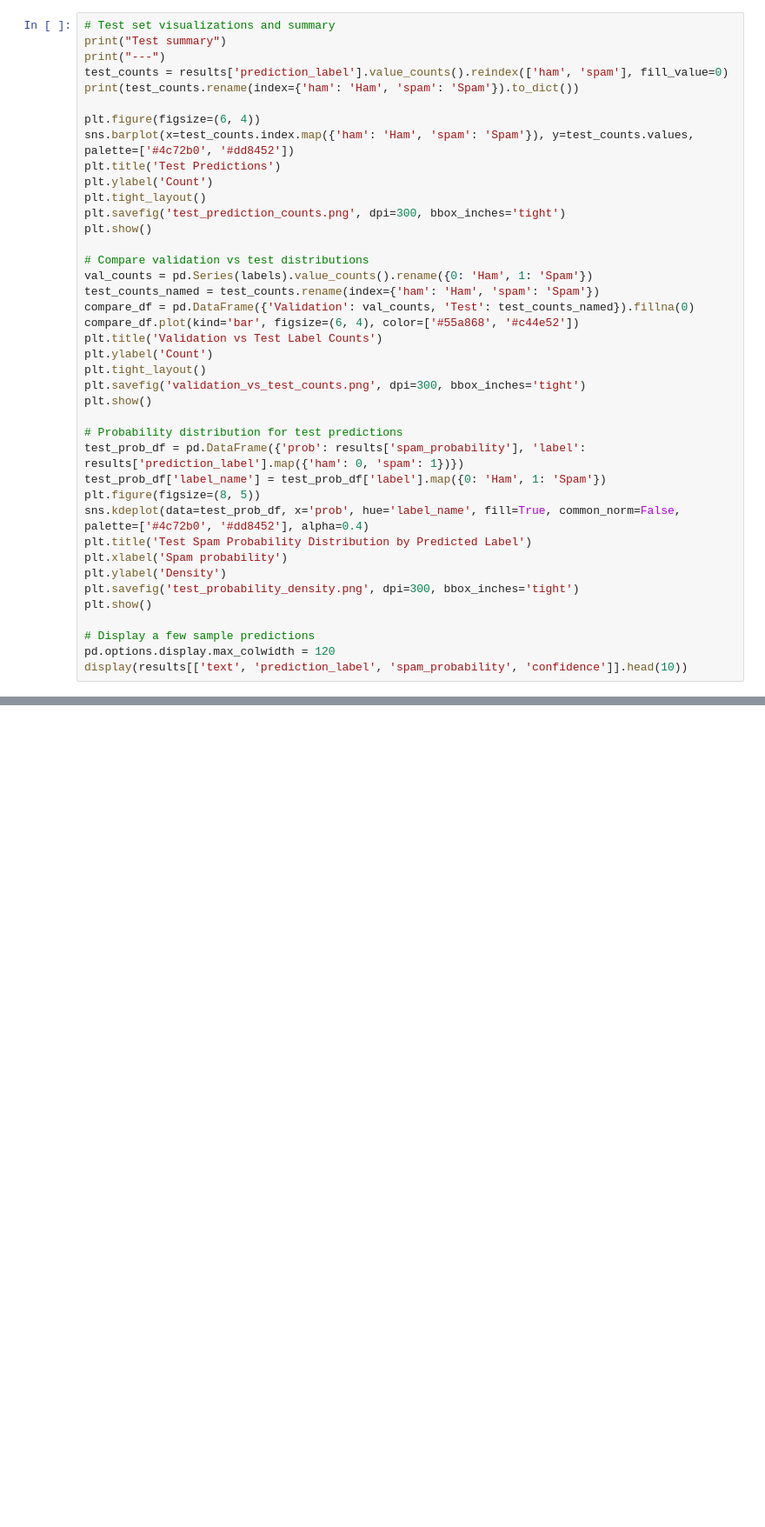
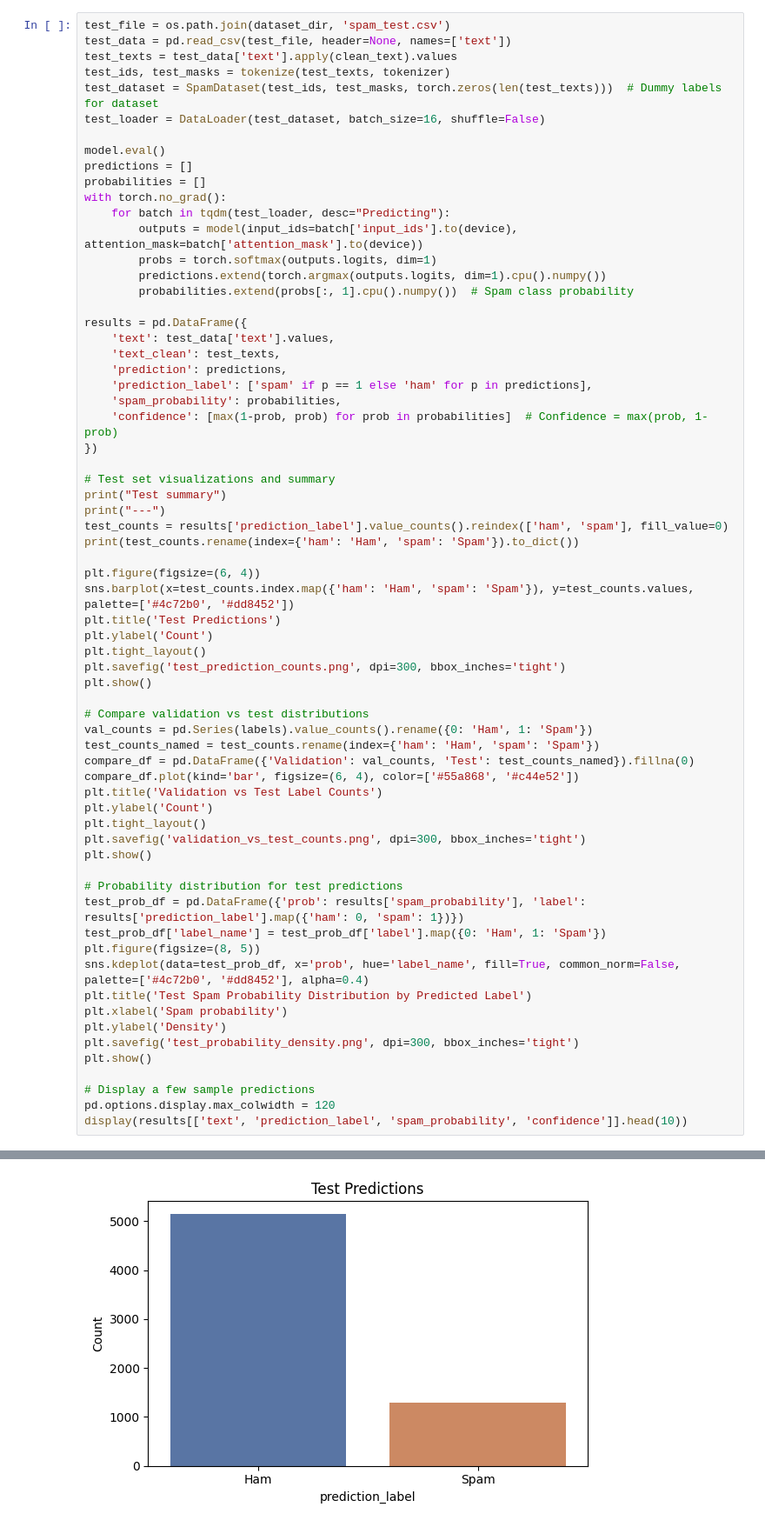
Before and after one commit to 1DeepakSrinivas/CSC4850-ML, a Jupyter notebook: project/spam_email/spam_detector.ipynb, the cells around one changed output, grey strips where cells are left out. Shown at 87% size. Cells and saved outputs as stored; diff of their text form; blank space fills up the shorter version.

Commit message:
updated cell 14 to move results dataframe to the top

```diff
--- a/project/spam_email/spam_detector.ipynb
+++ b/project/spam_email/spam_detector.ipynb
@@ -412,4 +502,30 @@ plt.show()
 # %%
+test_file = os.path.join(dataset_dir, 'spam_test.csv')
+test_data = pd.read_csv(test_file, header=None, names=['text'])
+test_texts = test_data['text'].apply(clean_text).values
+test_ids, test_masks = tokenize(test_texts, tokenizer)
+test_dataset = SpamDataset(test_ids, test_masks, torch.zeros(len(test_texts)))  # Dummy labels for dataset
+test_loader = DataLoader(test_dataset, batch_size=16, shuffle=False)
+
+model.eval()
+predictions = []
+probabilities = []
+with torch.no_grad():
+    for batch in tqdm(test_loader, desc="Predicting"):
+        outputs = model(input_ids=batch['input_ids'].to(device), attention_mask=batch['attention_mask'].to(device))
+        probs = torch.softmax(outputs.logits, dim=1)
+        predictions.extend(torch.argmax(outputs.logits, dim=1).cpu().numpy())
+        probabilities.extend(probs[:, 1].cpu().numpy())  # Spam class probability
+
+results = pd.DataFrame({
+    'text': test_data['text'].values,
+    'text_clean': test_texts,
+    'prediction': predictions,
+    'prediction_label': ['spam' if p == 1 else 'ham' for p in predictions],
+    'spam_probability': probabilities,
+    'confidence': [max(1-prob, prob) for prob in probabilities]  # Confidence = max(prob, 1-prob)
+})
+
 # Test set visualizations and summary
 print("Test summary")
 print("---")
@@ -449,3 +565,4 @@ plt.show()
 # Display a few sample predictions
 pd.options.display.max_colwidth = 120
 display(results[['text', 'prediction_label', 'spam_probability', 'confidence']].head(10))
+# %% [output]
@@ -451,0 +572 @@ display(results[['text', 'prediction_label', 'spam_probability', 'confidence']].
+[figure, added]
```
Also changed, not shown: parts of 11 cells of this notebook.
